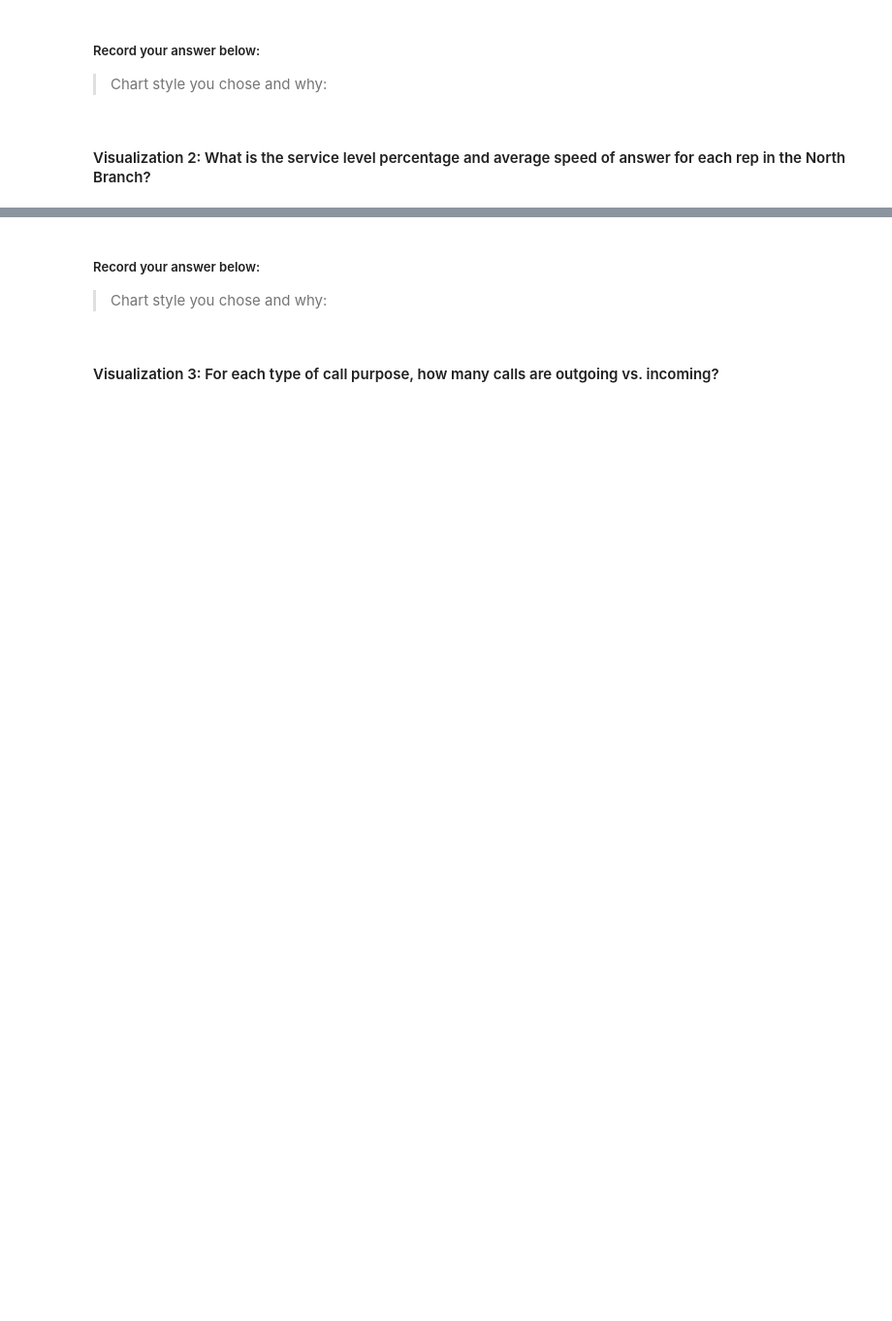
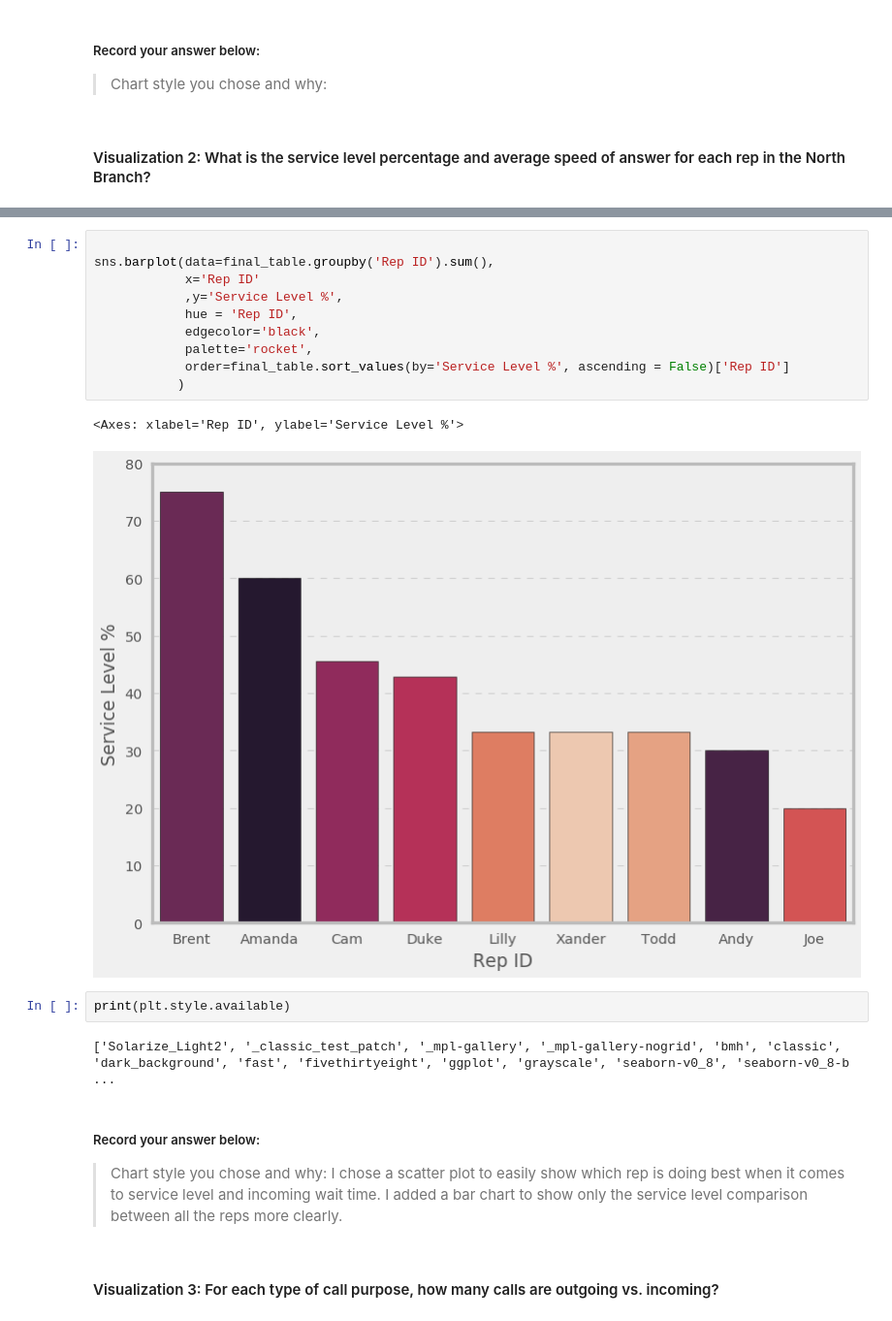
Before and after one commit to Jumbocar/call-center-cleanup-assignment, a Jupyter notebook: Call_Center_Cleanup.ipynb, the cells around one changed output, grey strips where cells are left out. Shown at 97% size. Drawn from its saved outputs; the diff is of its cells as text; blank space fills up the shorter version.

```diff
--- a/Call_Center_Cleanup.ipynb
+++ b/Call_Center_Cleanup.ipynb
@@ -448,7 +470,26 @@ final_table.plot(kind='scatter', y='Service Level %', x='Incoming Wait Time')
+# %%
+
+sns.barplot(data=final_table.groupby('Rep ID').sum(),
+            x='Rep ID'
+            ,y='Service Level %',
+            hue = 'Rep ID',
+            edgecolor='black',
+            palette='rocket',
+            order=final_table.sort_values(by='Service Level %', ascending = False)['Rep ID']
+           )
+# %% [output]
+<Axes: xlabel='Rep ID', ylabel='Service Level %'>
+[figure, added]
+# %%
+print(plt.style.available)
+# %% [output]
+['Solarize_Light2', '_classic_test_patch', '_mpl-gallery', '_mpl-gallery-nogrid', 'bmh', 'classic', 'dark_background', 'fast', 'fivethirtyeight', 'ggplot', 'grayscale', 'seaborn-v0_8', 'seaborn-v0_8-b ...
 # %% [markdown]
 ##### Record your answer below:
 
 > Chart style you chose and why:
+> I chose a scatter plot to easily show which rep is doing best when it comes to service level and incoming wait time. I added a bar chart to
+> show only the service level comparison between all the reps more clearly.
 # %% [markdown]
 #### Visualization 3: For each type of call purpose, how many calls are outgoing vs. incoming?
 # %%
```
Also changed, not shown: parts of 22 cells of this notebook.
